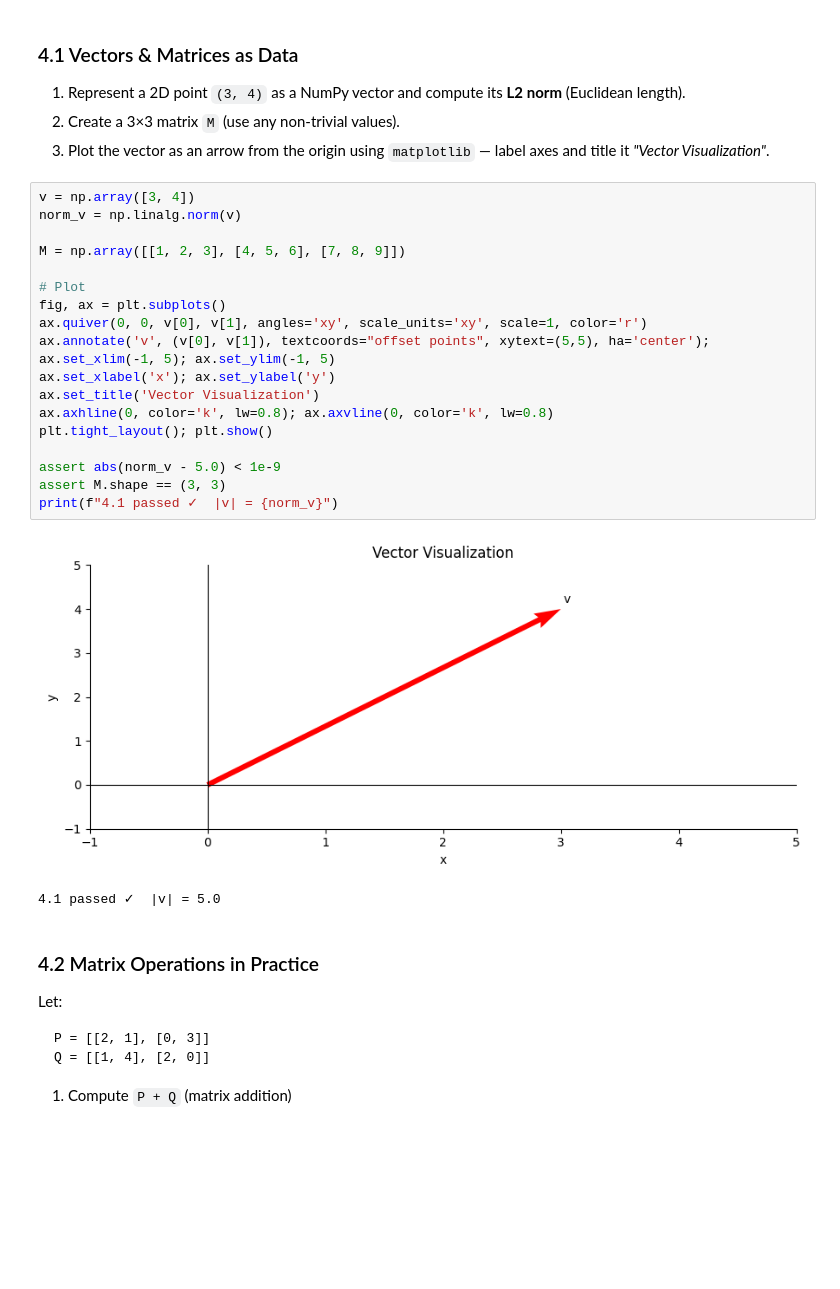
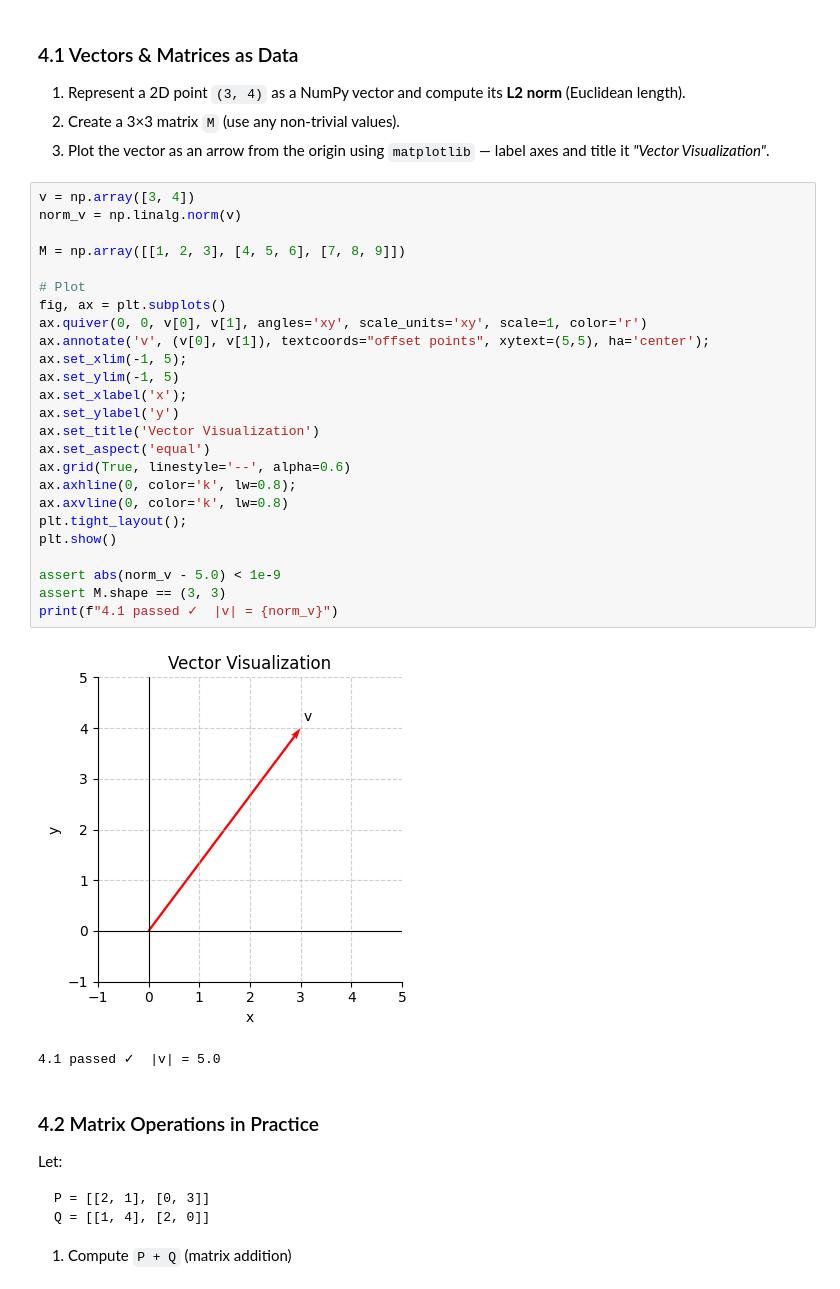
Before and after one commit to dakeshav2028/Keshav_JECRC_CEI_Assignments, a Jupyter notebook: week1_Keshav_Sarda_JECRC.ipynb, the cells around one changed output. Cells and saved outputs as stored; diff of their text form; blank space fills up the shorter version.

```diff
--- a/week1_Keshav_Sarda_JECRC.ipynb
+++ b/week1_Keshav_Sarda_JECRC.ipynb
@@ -372,24 +370,30 @@ dtype: int64
 # %%
 v = np.array([3, 4])
 norm_v = np.linalg.norm(v)
 
 M = np.array([[1, 2, 3], [4, 5, 6], [7, 8, 9]])
 
 # Plot
 fig, ax = plt.subplots()
 ax.quiver(0, 0, v[0], v[1], angles='xy', scale_units='xy', scale=1, color='r')
 ax.annotate('v', (v[0], v[1]), textcoords="offset points", xytext=(5,5), ha='center');
-ax.set_xlim(-1, 5); ax.set_ylim(-1, 5)
-ax.set_xlabel('x'); ax.set_ylabel('y')
+ax.set_xlim(-1, 5);
+ax.set_ylim(-1, 5)
+ax.set_xlabel('x');
+ax.set_ylabel('y')
 ax.set_title('Vector Visualization')
-ax.axhline(0, color='k', lw=0.8); ax.axvline(0, color='k', lw=0.8)
-plt.tight_layout(); plt.show()
+ax.set_aspect('equal')
+ax.grid(True, linestyle='--', alpha=0.6)
+ax.axhline(0, color='k', lw=0.8);
+ax.axvline(0, color='k', lw=0.8)
+plt.tight_layout();
+plt.show()
 
 assert abs(norm_v - 5.0) < 1e-9
 assert M.shape == (3, 3)
 print(f"4.1 passed ✓  |v| = {norm_v}")
 # %% [output]
-[figure, old version]
+[figure, new version]
 4.1 passed ✓  |v| = 5.0
 # %% [markdown]
 ### 4.2 Matrix Operations in Practice
```
Also changed, not shown: parts of 19 cells of this notebook.
